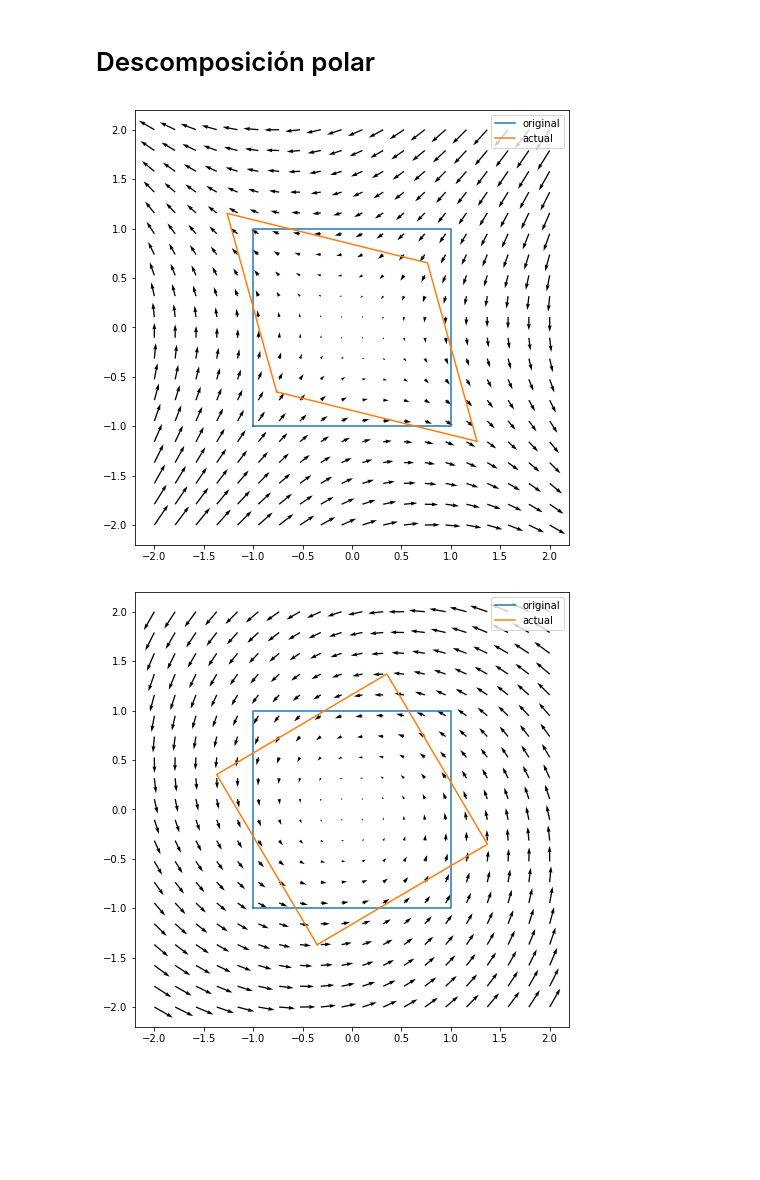
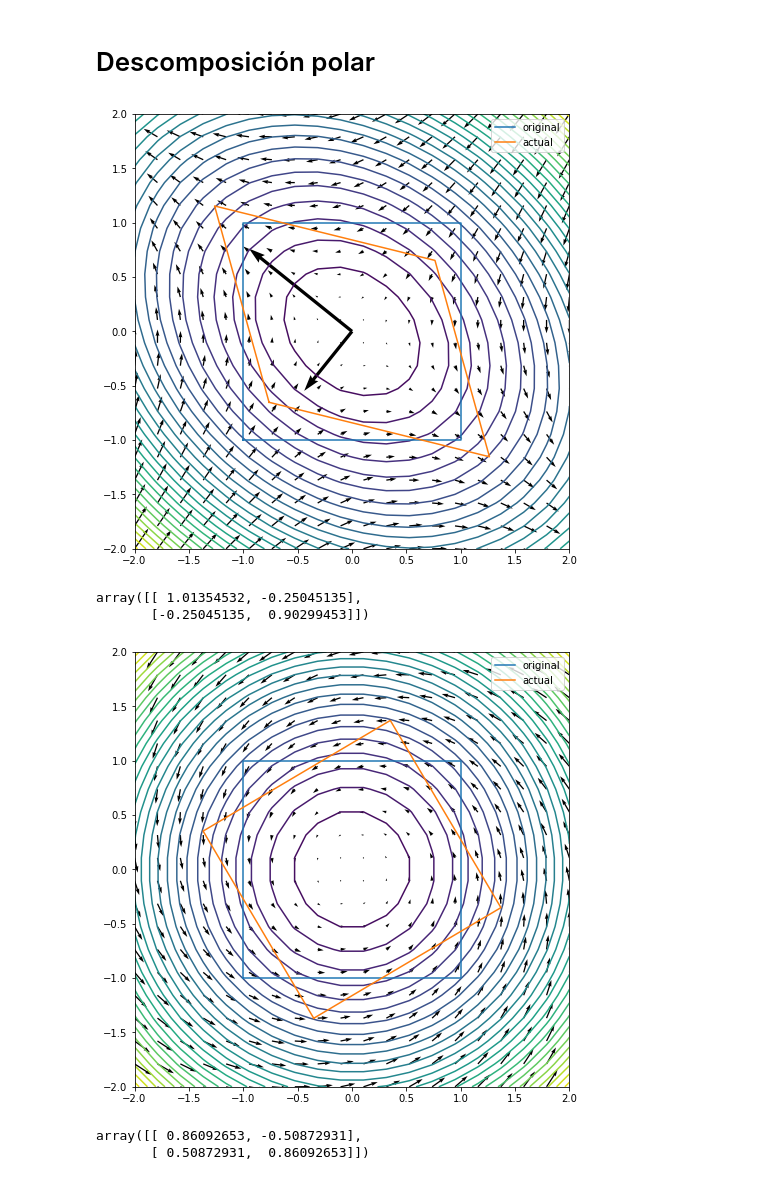
Before and after one commit to diegoandresalvarez/tensorial, a Jupyter notebook: codigo/Gradiente de deformación F.ipynb, the cells around one changed output. Cells and saved outputs as stored; diff of their text form; code cells hidden in the pictures; blank space fills up the shorter version.

Commit message:
Agregando contornos de x.T*T*x

```diff
--- a/codigo/Gradiente de deformación F.ipynb
+++ b/codigo/Gradiente de deformación F.ipynb
@@ -60,6 +60,45 @@ def dibujar_chi(chi, XX, ejes):
     ax.quiver(X, Y, x-X, y-Y) # angles='xy', scale_units='xy', scale=1)
 
     plt.show()
+
+
+def dibujar_chi_con_contorno(chi, XX, ejes, vec_prop=True):
+    X, Y = sp.symbols('X Y')
+    F = np.array(chi.jacobian([X,Y])).astype(np.float64)
+
+    X, Y = XX[:,0], XX[:,1]
+    x, y = evaluar_chi(chi, X, Y)
+
+    # Se dibuja la posición original y la actual
+    fig, ax = plt.subplots(figsize =(16, 8))
+    ax.plot(np.r_[X, X[0]], np.r_[Y, Y[0]], label='original')
+    ax.plot(np.r_[x, x[0]], np.r_[y, y[0]], label='actual')
+    ax.set_aspect('equal')
+    ax.legend()
+
+    #xmin, xmax, ymin, ymax = ax.axis()
+    xmin, xmax, ymin, ymax = ejes
+    XX = np.linspace(xmin, xmax, 20)
+    YY = np.linspace(ymin, ymax, 20)
+    X, Y = np.meshgrid(XX, YY)
+    x, y = evaluar_chi(chi, X, Y)
+    ax.quiver(X, Y, x-X, y-Y) # angles='xy', scale_units='xy', scale=1)
+
+    xT_invF_X = np.zeros_like(X)
+    invF = np.linalg.inv(F)
+    m, n = X.shape
+    for i in range(m):
+        for j in range(n):
+            mix = np.array([X[i,j], Y[i,j]])
+            xT_invF_X[i,j] = mix.T@invF@mix
+    ax.contour(X,Y,xT_invF_X, 30)
+
+    if vec_prop:
+        valp, vecp = np.linalg.eig(invF)
+        ax.quiver(0, 0, vecp[0,0], vecp[1,0], angles='xy', scale_units='xy', scale=valp[0])
+        ax.quiver(0, 0, vecp[0,1], vecp[1,1], angles='xy', scale_units='xy', scale=valp[1])
+
+    plt.show()
 # %%
 X, Y = sp.symbols('X Y')
 
@@ -190,11 +229,17 @@ chiU = sp.Matrix(U) *sp.Matrix([X,Y])
 chiR = sp.Matrix(R1)*sp.Matrix([X,Y])
 chiv = sp.Matrix(v) *sp.Matrix([X,Y])
 # %%
-dibujar_chi(chiU, XX, [-2, 2, -2, 2])
+dibujar_chi_con_contorno(chiU, XX, [-2, 2, -2, 2])
+U
 # %% [output]
-[figure, old version]
+[figure, new version]
+array([[ 1.01354532, -0.25045135],
+       [-0.25045135,  0.90299453]])
 # %%
-dibujar_chi(chiR, XX, [-2, 2, -2, 2])
+dibujar_chi_con_contorno(chiR, XX, [-2, 2, -2, 2], vec_prop=False)
+R1
 # %% [output]
-[figure, old version]
+[figure, new version]
+array([[ 0.86092653, -0.50872931],
+       [ 0.50872931,  0.86092653]])
 # %%
```
Also changed, not shown: parts of 5 cells of this notebook.
